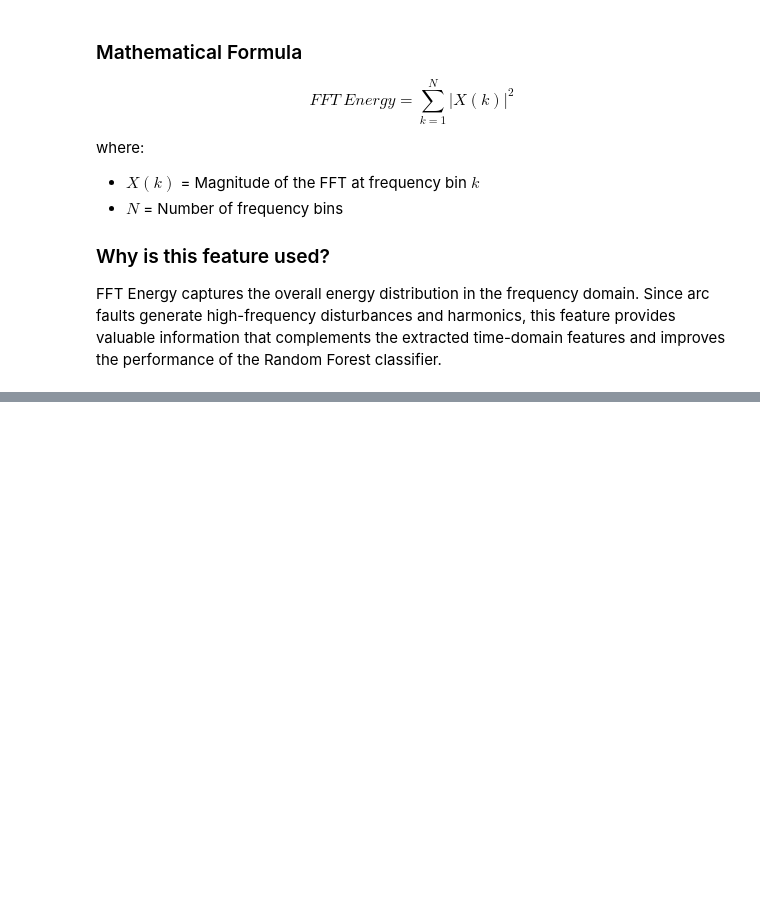
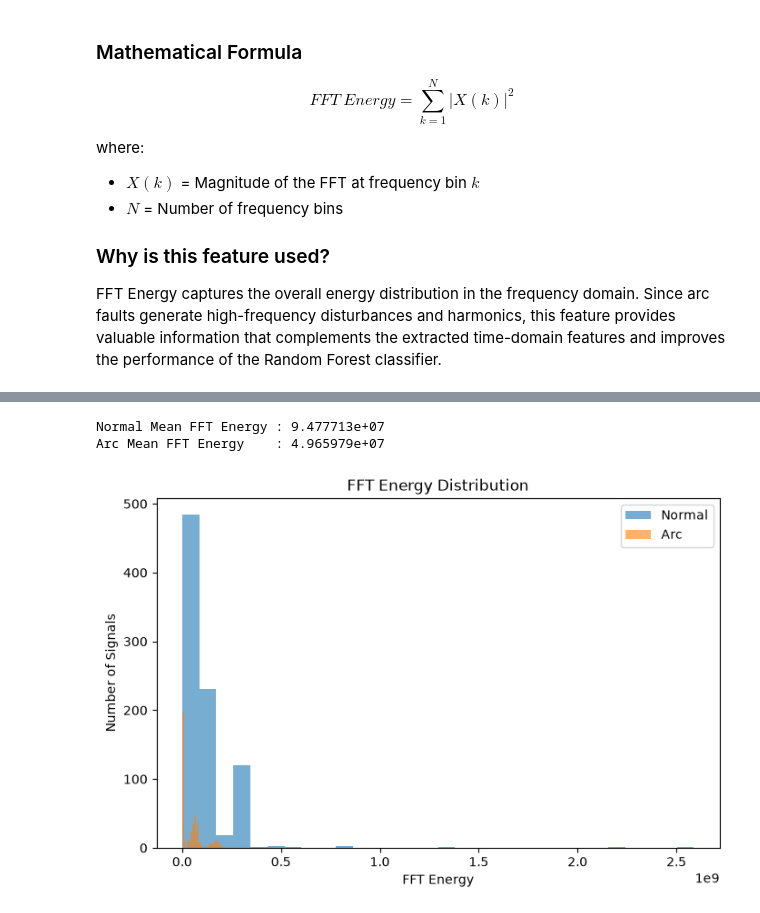
Before and after one commit to Nevil-MS/residential-series-arc-fault-detection, a Jupyter notebook: notebooks/02_feature_extraction.ipynb, the cells around one changed output, grey strips where cells are left out. Cells and saved outputs as stored; diff of their text form; code cells hidden in the pictures; blank space fills up the shorter version.

```diff
--- a/notebooks/02_feature_extraction.ipynb
+++ b/notebooks/02_feature_extraction.ipynb
@@ -693,0 +715,15 @@ FFT Energy captures the overall energy distribution in the frequency domain. Sin
+# %%
+fft_train = np.fft.rfft(X_train, axis=1)
+
+fft_train_magnitude = np.abs(fft_train)
+
+train_features["FFT_Energy"] = np.sum(
+    fft_train_magnitude**2,
+    axis=1
+)
+# %%
+#for train dataset
+train_features["FFT_Energy"] = np.sum(
+    fft_train_magnitude**2,
+    axis=1
+)
@@ -693,0 +761,24 @@ FFT Energy captures the overall energy distribution in the frequency domain. Sin
+# %%
+#Compare Normal vs Arc
+normal_energy = train_features.loc[y_train == 0, "FFT_Energy"]
+arc_energy = train_features.loc[y_train == 1, "FFT_Energy"]
+
+print("Normal Mean FFT Energy :", normal_energy.mean())
+print("Arc Mean FFT Energy    :", arc_energy.mean())
+# %% [output]
+Normal Mean FFT Energy : 9.477713e+07
+Arc Mean FFT Energy    : 4.965979e+07
+# %%
+plt.figure(figsize=(8,5))
+
+plt.hist(normal_energy, bins=30, alpha=0.6, label="Normal")
+plt.hist(arc_energy, bins=30, alpha=0.6, label="Arc")
+
+plt.xlabel("FFT Energy")
+plt.ylabel("Number of Signals")
+plt.title("FFT Energy Distribution")
+plt.legend()
+
+plt.show()
+# %% [output]
+[figure, added]
```
Also changed, not shown: parts of 67 cells of this notebook.
